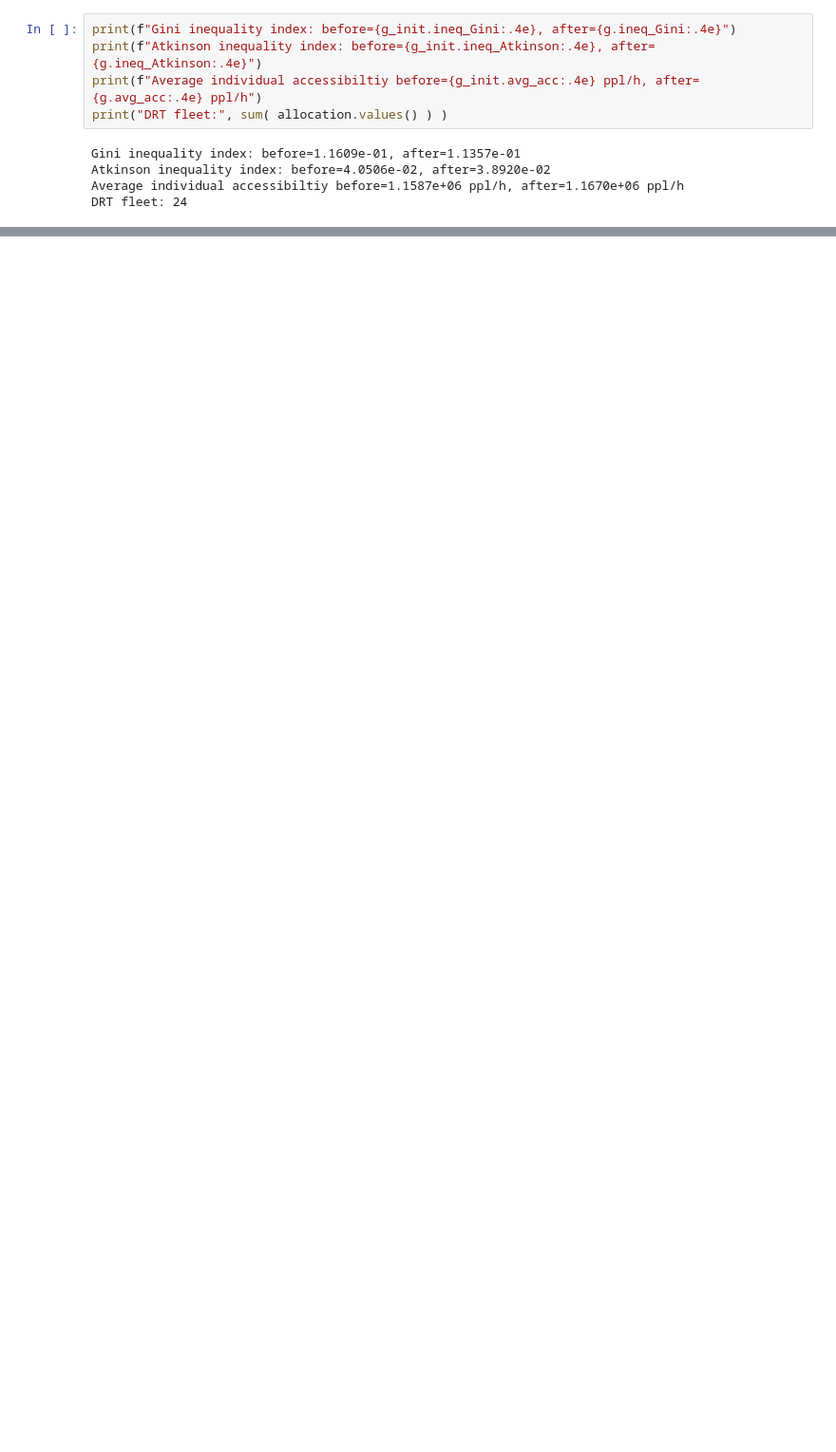
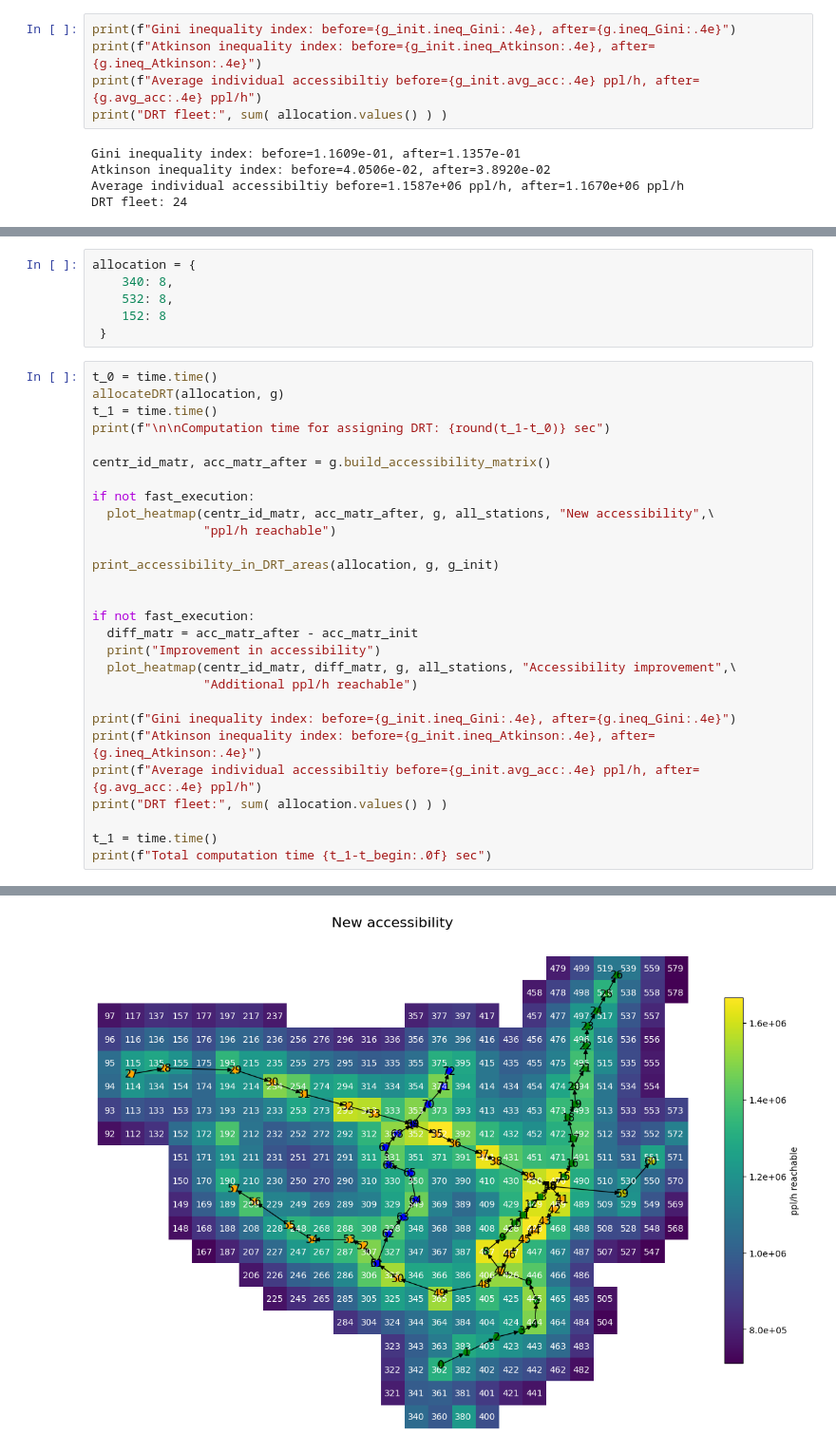
Before and after one commit to andreaaraldo/drt-accessibility, a Jupyter notebook: DRT-Tuesday.ipynb, the cells around one changed output, grey strips where cells are left out. Shown at 95% size. Cells and saved outputs as stored; diff of their text form; blank space fills up the shorter version.

Commit message:
New allocation added at the end

```diff
--- a/DRT-Tuesday.ipynb
+++ b/DRT-Tuesday.ipynb
@@ -656,0 +658,35 @@ Total computation time 83 sec
+# %%
+allocation = {
+    340: 8,
+    532: 8,
+    152: 8
+ }
+# %%
+t_0 = time.time()
+allocateDRT(allocation, g)
+t_1 = time.time()
+print(f"\n\nComputation time for assigning DRT: {round(t_1-t_0)} sec")
+
+centr_id_matr, acc_matr_after = g.build_accessibility_matrix()
+
+if not fast_execution:
+  plot_heatmap(centr_id_matr, acc_matr_after, g, all_stations, "New accessibility",\
+               "ppl/h reachable")
+
+print_accessibility_in_DRT_areas(allocation, g, g_init)
+
+
+if not fast_execution:
+  diff_matr = acc_matr_after - acc_matr_init
+  print("Improvement in accessibility")
+  plot_heatmap(centr_id_matr, diff_matr, g, all_stations, "Accessibility improvement",\
+               "Additional ppl/h reachable")
+
+print(f"Gini inequality index: before={g_init.ineq_Gini:.4e}, after={g.ineq_Gini:.4e}")
+print(f"Atkinson inequality index: before={g_init.ineq_Atkinson:.4e}, after={g.ineq_Atkinson:.4e}")
+print(f"Average individual accessibiltiy before={g_init.avg_acc:.4e} ppl/h, after={g.avg_acc:.4e} ppl/h")
+print("DRT fleet:", sum( allocation.values() ) )
+
+t_1 = time.time()
+print(f"Total computation time {t_1-t_begin:.0f} sec")
+# %% [output]
@@ -656,0 +710 @@ Total computation time 83 sec
+[figure, added]
```
Also changed, not shown: parts of 9 cells of this notebook.
